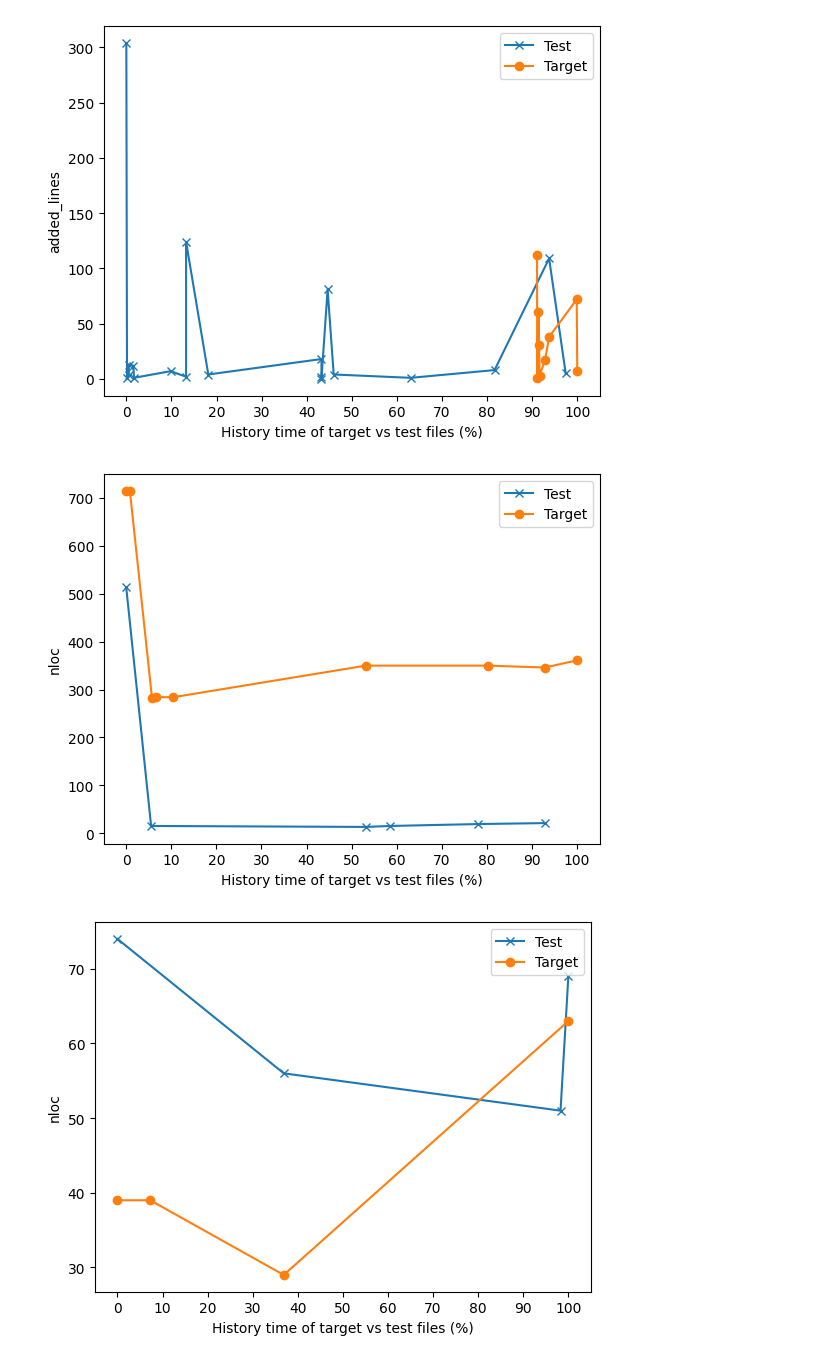
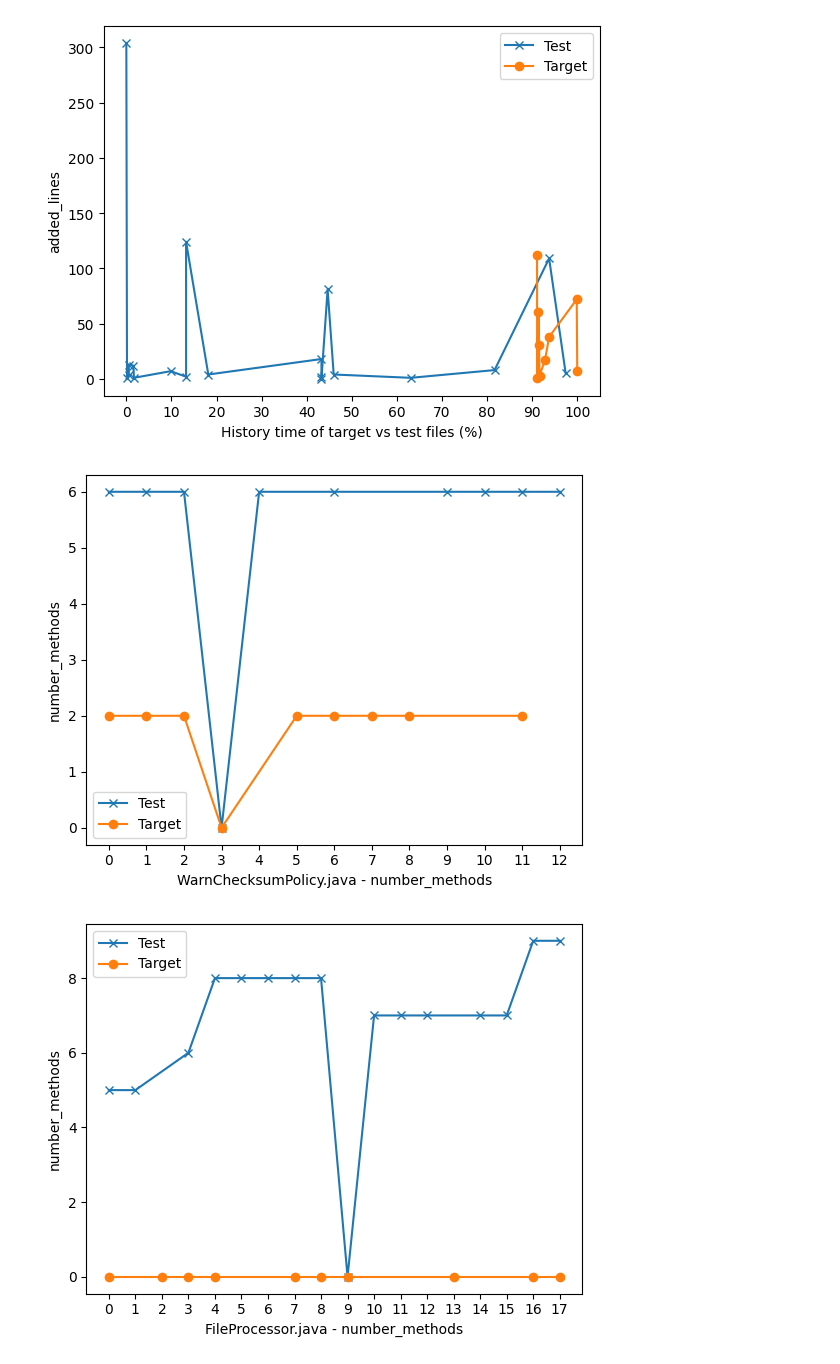
Before and after one commit to davidfrisch/sdp_cw2, a Jupyter notebook: main_java_tests.ipynb, the cells around one changed output. Drawn from its saved outputs; the diff is of its cells as text; code cells hidden in the pictures.

Commit message:
[plot, metrics] - Change x-axis name of the plot - Add number_methods for each file of each commit

```diff
--- a/main_java_tests.ipynb
+++ b/main_java_tests.ipynb
@@ -69,7 +71,7 @@ plot_lines_test_vs_target_normalise_100(first_before['test'], first_before['targ
 [figure]
 # %%
 for map_ in map_same[:10]:
-    plot_lines_test_vs_target_normalise_100(map_['test'], map_['target'], "nloc")
+    plot_lines_test_vs_target_numeric(map_['test'], map_['target'], "number_methods")
 # %% [output]
-[figure, old version]
+[figure, new version]
-[figure, old version]
+[figure, new version]
```
Also changed, not shown: parts of 5 cells of this notebook, 2 other files.
